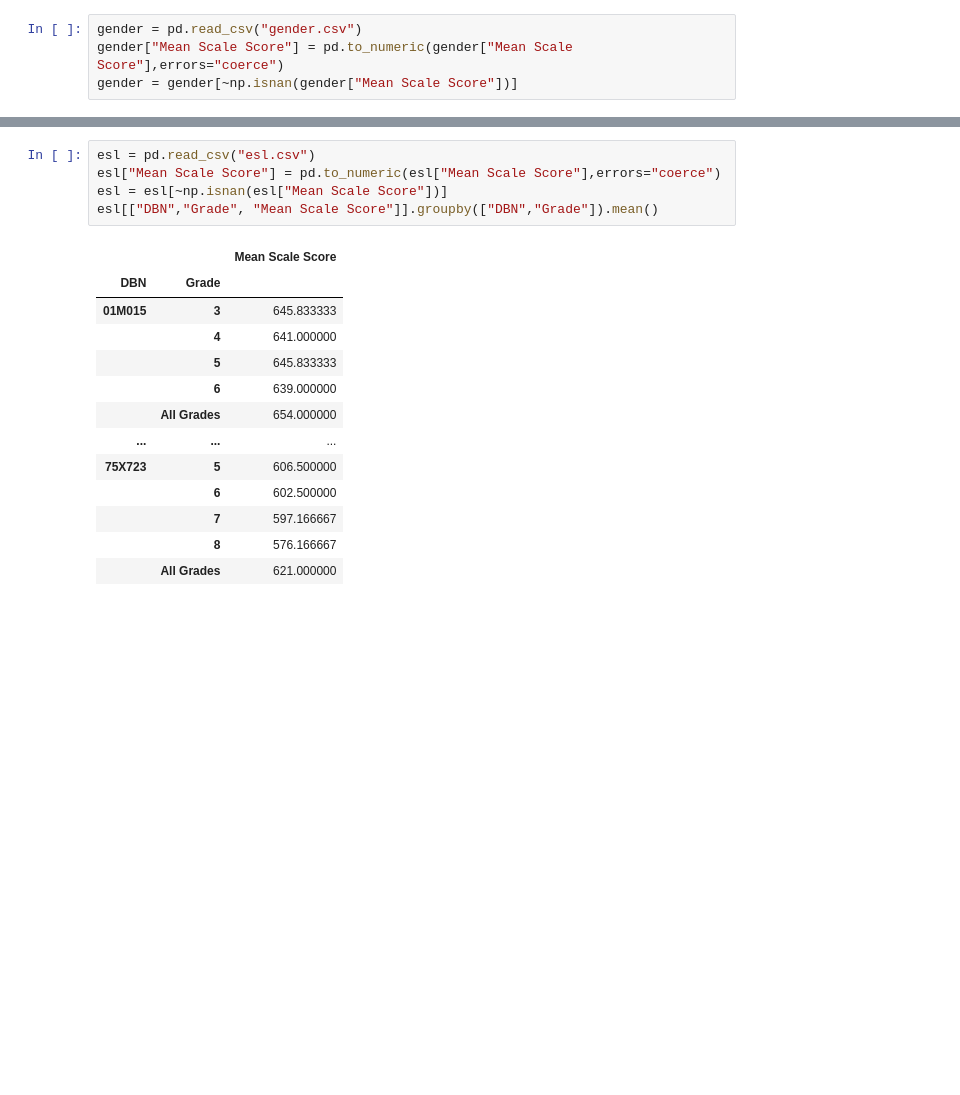
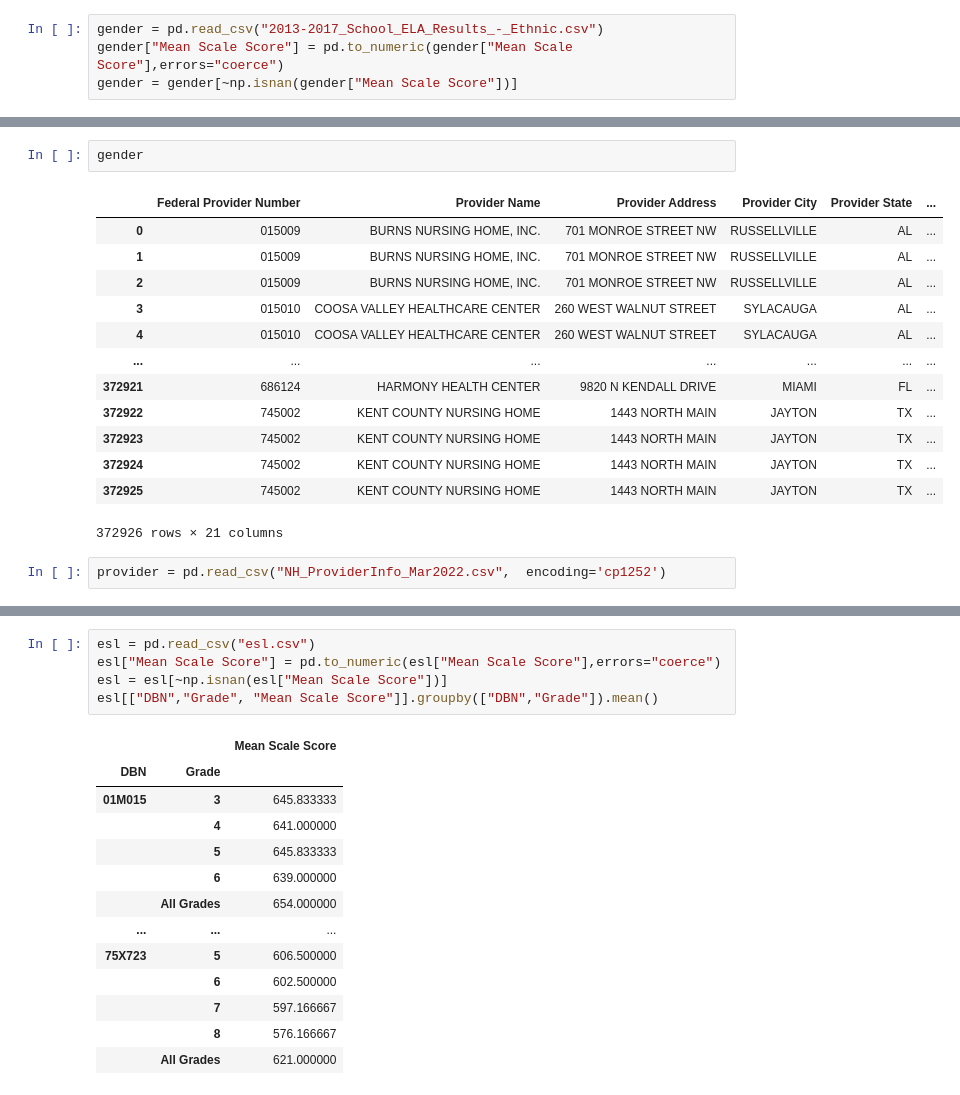
Before and after one commit to primkey7607/factorizedlearn, a Jupyter notebook: Untitled.ipynb, the cells around one changed output, grey strips where cells are left out. Cells and saved outputs as stored; diff of their text form; blank space fills up the shorter version.

```diff
--- a/Untitled.ipynb
+++ b/Untitled.ipynb
@@ -8,4 +11,4 @@ from sklearn.model_selection import ShuffleSplit
 # %%
-gender = pd.read_csv("gender.csv")
+gender = pd.read_csv("2013-2017_School_ELA_Results_-_Ethnic.csv")
 gender["Mean Scale Score"] = pd.to_numeric(gender["Mean Scale Score"],errors="coerce")
 gender = gender[~np.isnan(gender["Mean Scale Score"])]
@@ -11,0 +132,18 @@ gender = gender[~np.isnan(gender["Mean Scale Score"])]
+# %%
+gender
+# %% [output]
+|  | Federal Provider Number | Provider Name | Provider Address | Provider City | Provider State | ... |
+| 0 | 015009 | BURNS NURSING HOME, INC. | 701 MONROE STREET NW | RUSSELLVILLE | AL | ... |
+| 1 | 015009 | BURNS NURSING HOME, INC. | 701 MONROE STREET NW | RUSSELLVILLE | AL | ... |
+| 2 | 015009 | BURNS NURSING HOME, INC. | 701 MONROE STREET NW | RUSSELLVILLE | AL | ... |
+| 3 | 015010 | COOSA VALLEY HEALTHCARE CENTER | 260 WEST WALNUT STREET | SYLACAUGA | AL | ... |
+| 4 | 015010 | COOSA VALLEY HEALTHCARE CENTER | 260 WEST WALNUT STREET | SYLACAUGA | AL | ... |
+| ... | ... | ... | ... | ... | ... | ... |
+| 372921 | 686124 | HARMONY HEALTH CENTER | 9820 N KENDALL DRIVE | MIAMI | FL | ... |
+| 372922 | 745002 | KENT COUNTY NURSING HOME | 1443 NORTH MAIN | JAYTON | TX | ... |
+| 372923 | 745002 | KENT COUNTY NURSING HOME | 1443 NORTH MAIN | JAYTON | TX | ... |
+| 372924 | 745002 | KENT COUNTY NURSING HOME | 1443 NORTH MAIN | JAYTON | TX | ... |
+| 372925 | 745002 | KENT COUNTY NURSING HOME | 1443 NORTH MAIN | JAYTON | TX | ... |
+372926 rows × 21 columns
+# %%
+provider = pd.read_csv("NH_ProviderInfo_Mar2022.csv",  encoding='cp1252')
```
Also changed, not shown: parts of 36 cells of this notebook, 34 other files.
